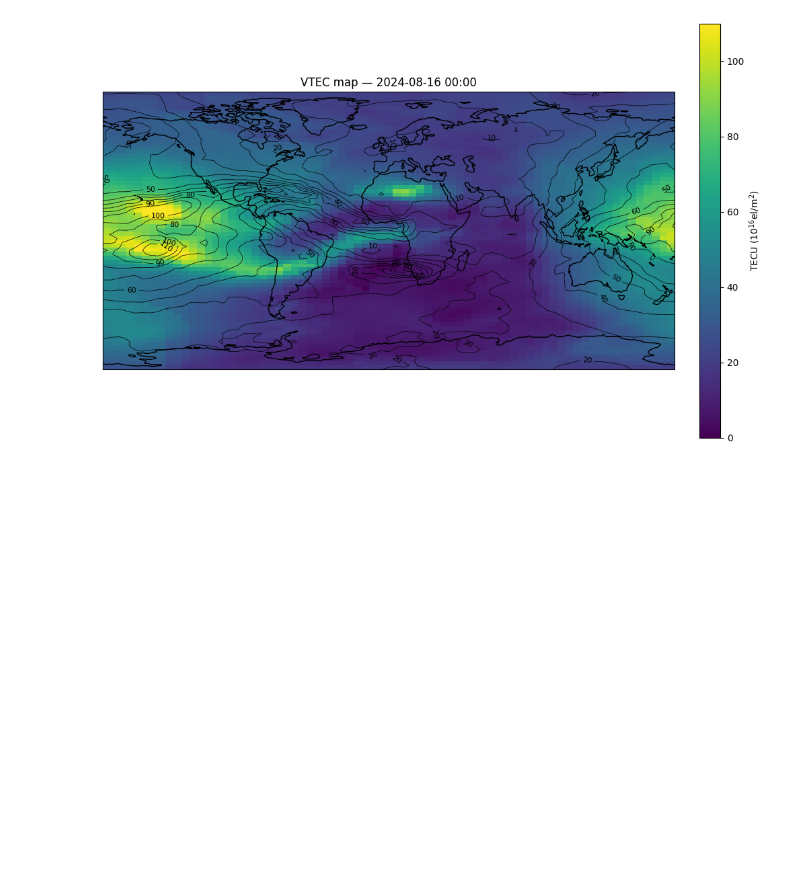
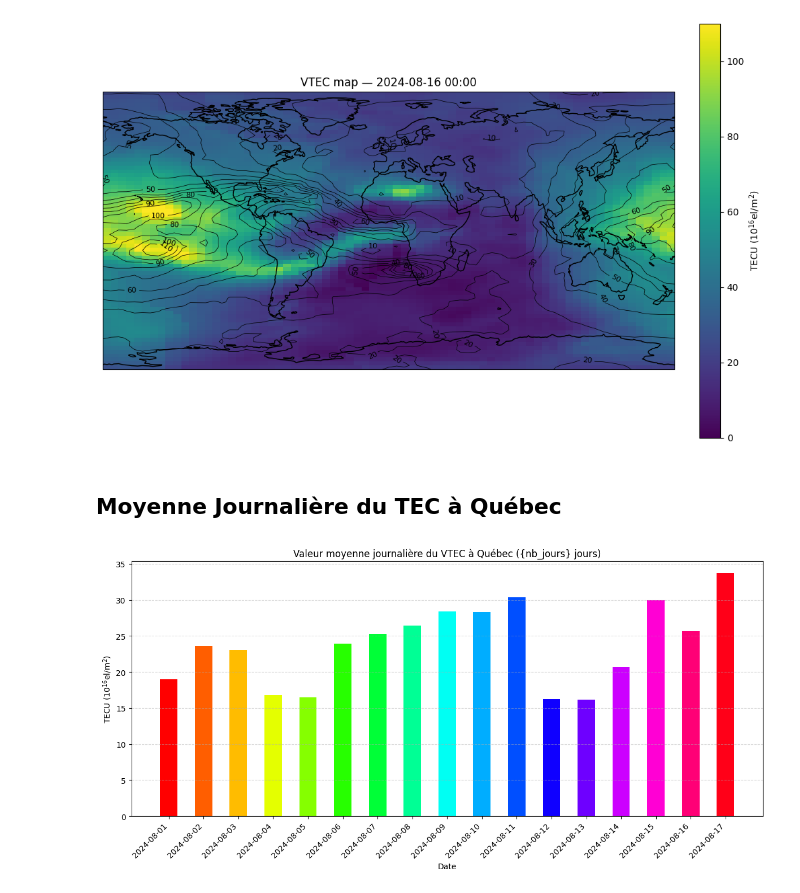
Before and after one commit to ClementineBeau/Atelier_Ionex, a Jupyter notebook: notebook_atelier_v2.ipynb, the cells around one changed output. Cells and saved outputs as stored; diff of their text form; code cells hidden in the pictures; blank space fills up the shorter version.

```diff
--- a/notebook_atelier_v2.ipynb
+++ b/notebook_atelier_v2.ipynb
@@ -194,4 +194,32 @@ cbar2 = fig2.colorbar(im2, ax=ax2, orientation='vertical', fraction=0.046, pad=0
 cbar2.set_label('TECU ($10^{16} \\mathrm{el}/\\mathrm{m}^2$)')
 # %% [output]
 [figure]
+# %% [markdown]
+## Moyenne Journalière du TEC à Québec
+# %%
+moyennes, dates_fmt, couleurs = [], [], []
+for day_idx, file in enumerate(files_ionex_Z):
+    file_i = decompress_ionex_file(os.path.join(FOLDER_IONEX, file))
+    cartes_jour = get_tecmaps_with_time(file_i)
+    if cartes_jour:
+        date0 = cartes_jour[0][0]
+        date_obj = datetime(*date0[:3])
+        dates_fmt.append(date_obj.strftime("%Y-%m-%d"))
+        valeurs = [get_tec(tecmap, LAT_QC, LON_QC) for _, tecmap in cartes_jour]
+        moyennes.append(np.mean(valeurs))
+        couleurs.append(cmap_days(day_idx))
+
+fig4, ax4 = plt.subplots(figsize=(12, 6))
+ax4.bar(dates_fmt, moyennes, color=couleurs, width=0.5)
+ax4.set_title("Variation moyenne journalière du VTEC à Québec ({nb_jours} jours)")
+ax4.set_xlabel("Date")
+ax4.set_ylabel('TECU ($10^{16} \\mathrm{{el}}/\\mathrm{{m}}^2$)')
+ax4.set_xticks(dates_fmt)
+ax4.set_xticklabels(dates_fmt, rotation=45, ha='right')
+ax4.grid(axis='y', linestyle='--', alpha=0.5)
+
+plt.tight_layout()
+plt.show()
+# %% [output]
+[figure, added]
 # %% [markdown]
```
Also changed, not shown: parts of 2 cells of this notebook.
